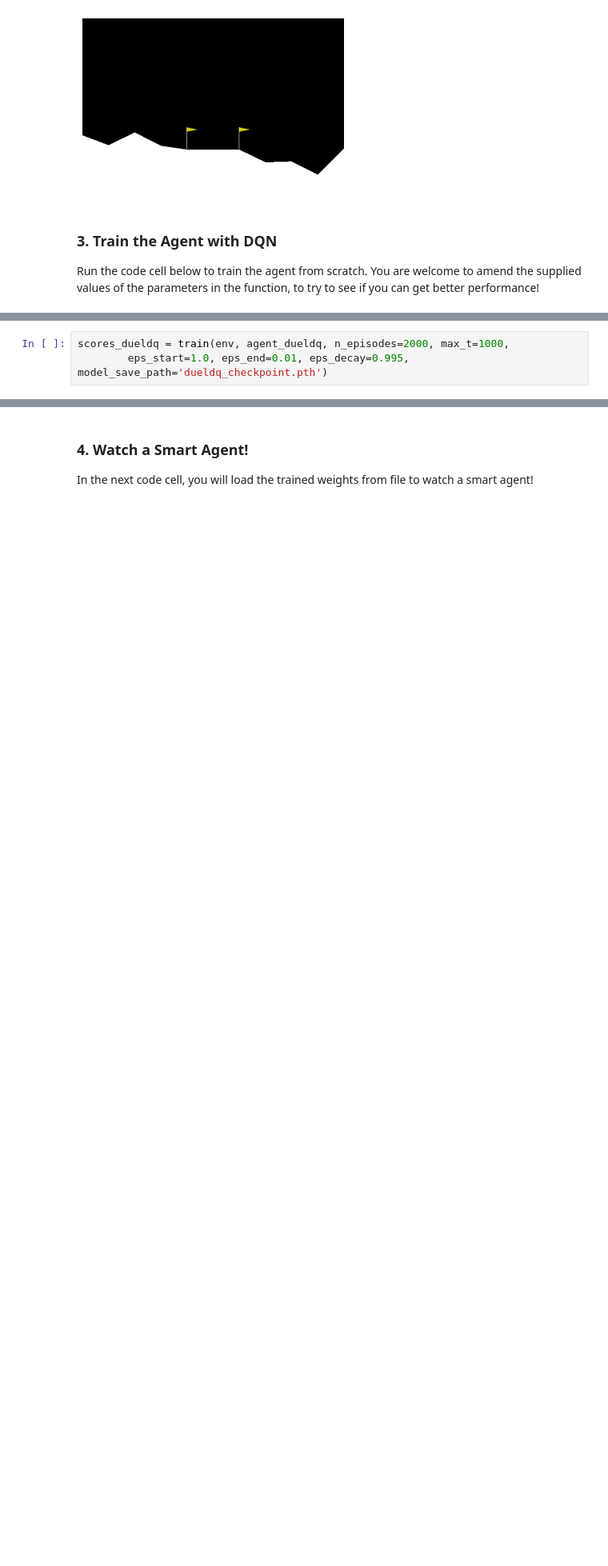
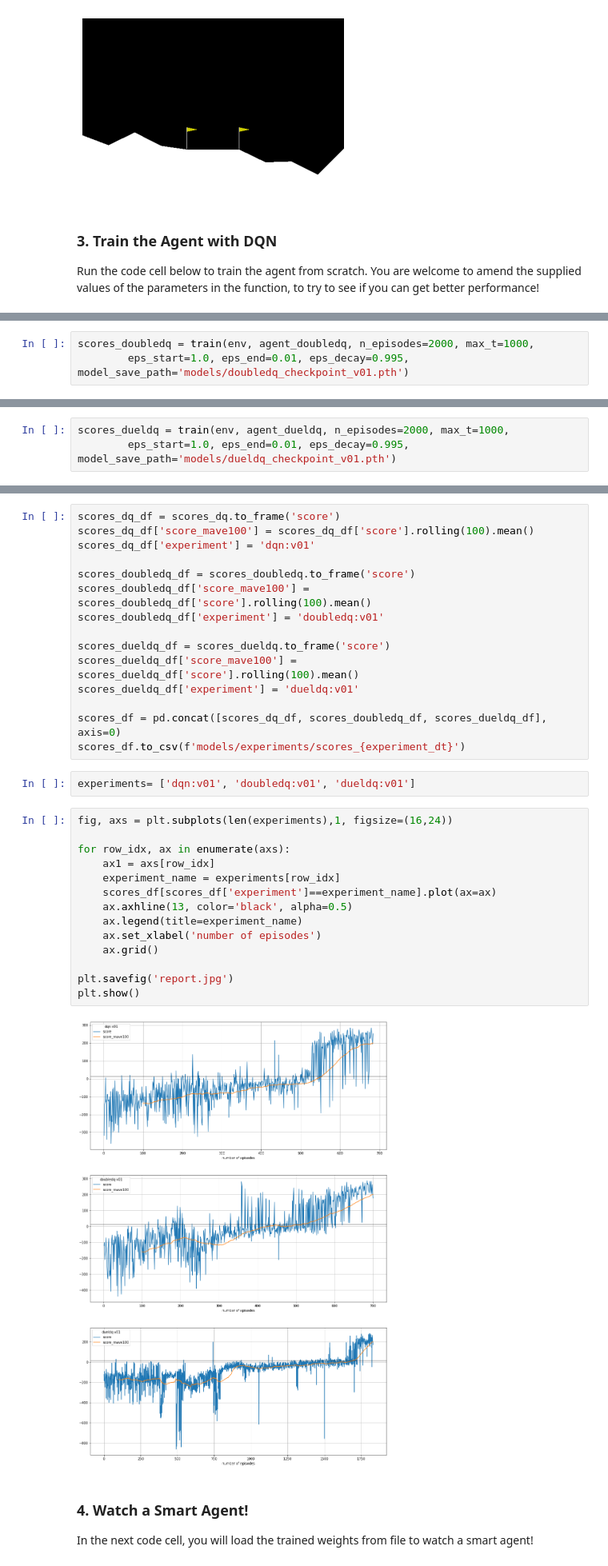
Before and after one commit to udacity/deep-reinforcement-learning, a Jupyter notebook: dqn/rainbow/Deep_Q_Network_DQN.ipynb, the cells around one changed output, grey strips where cells are left out. Shown at 80% size. Saved outputs shown, nothing was run; the diff lists cells and outputs as text; blank space fills up the shorter version.

Commit message:
lunar lander agents (dqn, doubledq and dueldq), models and results

```diff
--- a/dqn/rainbow/Deep_Q_Network_DQN.ipynb
+++ b/dqn/rainbow/Deep_Q_Network_DQN.ipynb
@@ -107,3 +110,6 @@ Episode 500     Average Score: -28.32
 Episode 600     Average Score: 112.36
 Episode 684     Average Score: 200.02
 Environment solved in 584 episodes!     Average Score: 200.02
+# %%
+scores_doubledq = train(env, agent_doubledq, n_episodes=2000, max_t=1000,
+        eps_start=1.0, eps_end=0.01, eps_decay=0.995, model_save_path='models/doubledq_checkpoint_v01.pth')
@@ -110,4 +126,4 @@ Environment solved in 584 episodes!     Average Score: 200.02
 # %%
 scores_dueldq = train(env, agent_dueldq, n_episodes=2000, max_t=1000,
-        eps_start=1.0, eps_end=0.01, eps_decay=0.995, model_save_path='dueldq_checkpoint.pth')
+        eps_start=1.0, eps_end=0.01, eps_decay=0.995, model_save_path='models/dueldq_checkpoint_v01.pth')
 # %% [output]
@@ -129,3 +216,36 @@ Environment solved in 1245 episodes!    Average Score: 202.57
+# %%
+scores_dq_df = scores_dq.to_frame('score')
+scores_dq_df['score_mave100'] = scores_dq_df['score'].rolling(100).mean()
+scores_dq_df['experiment'] = 'dqn:v01'
+
+scores_doubledq_df = scores_doubledq.to_frame('score')
+scores_doubledq_df['score_mave100'] = scores_doubledq_df['score'].rolling(100).mean()
+scores_doubledq_df['experiment'] = 'doubledq:v01'
+
+scores_dueldq_df = scores_dueldq.to_frame('score')
+scores_dueldq_df['score_mave100'] = scores_dueldq_df['score'].rolling(100).mean()
+scores_dueldq_df['experiment'] = 'dueldq:v01'
+
+scores_df = pd.concat([scores_dq_df, scores_doubledq_df, scores_dueldq_df], axis=0)
+scores_df.to_csv(f'models/experiments/scores_{experiment_dt}')
+# %%
+experiments= ['dqn:v01', 'doubledq:v01', 'dueldq:v01']
+# %%
+fig, axs = plt.subplots(len(experiments),1, figsize=(16,24))
+
+for row_idx, ax in enumerate(axs):
+    ax1 = axs[row_idx]
+    experiment_name = experiments[row_idx]
+    scores_df[scores_df['experiment']==experiment_name].plot(ax=ax)
+    ax.axhline(13, color='black', alpha=0.5)
+    ax.legend(title=experiment_name)
+    ax.set_xlabel('number of episodes')
+    ax.grid()
+
+plt.savefig('report.jpg')
+plt.show()
+# %% [output]
+[figure, added]
 # %% [markdown]
 ### 4. Watch a Smart Agent!
 
```
Also changed, not shown: parts of 12 cells of this notebook, 8 other files.
